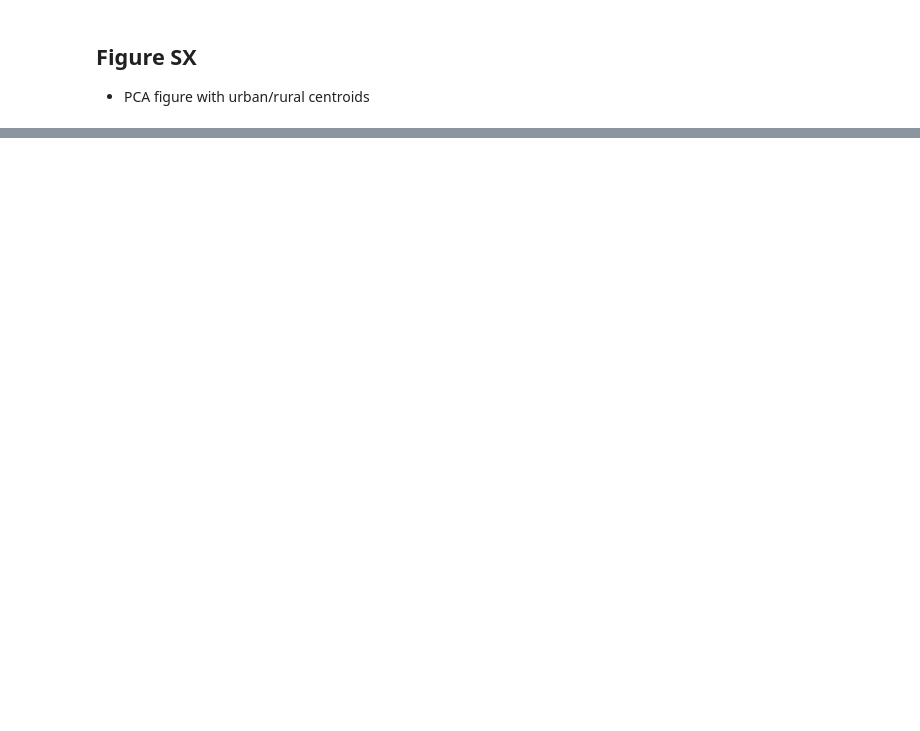
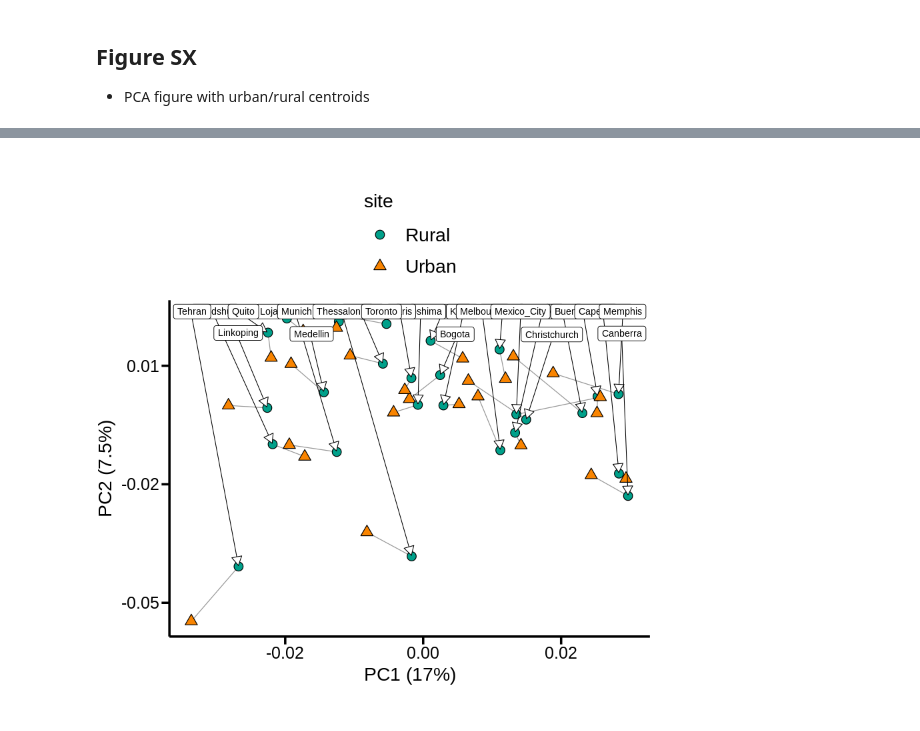
Before and after one commit to James-S-Santangelo/glue_pc, a Jupyter notebook: genomic-analyses/notebooks/pi_fst_byCity_byHabitat.r.ipynb, the cells around one changed output, grey strips where cells are left out. Drawn from its saved outputs; the diff is of its cells as text; code cells hidden in the pictures; blank space fills up the shorter version.

```diff
--- a/genomic-analyses/notebooks/pi_fst_byCity_byHabitat.r.ipynb
+++ b/genomic-analyses/notebooks/pi_fst_byCity_byHabitat.r.ipynb
@@ -485,20 +617,21 @@ euclidean <- function(x1, y1, x2, y2){
 # Load data with habitat info
 habitat_info <- suppressMessages(
     read_delim(
-        '../../sequencing-prep/resources/low1_sampleSheet.txt',
+        '../resources/glue_pc_sampleSheet.txt',
                            delim = '\t')) %>%
     dplyr::select(continent, range, city, pop, individual, site, sample)
 # %%
 # Load covariance matrix from PCAngsd
 cov_mat <- suppressMessages(
     read_delim(
-        '../results/population_structure/pcangsd/highErrorRemoved_4fold_maf0.05_pcangsd.cov',
+        '../../../results/population_structure/pcangsd/allSamples/allSamples_4fold_maf0.05_pcangsd.cov',
                       col_names = FALSE, delim = ' ')) %>%
       as.matrix()
 
 # Combine continent and habitat data with sample order from ANGSD
 samples <- suppressMessages(
     read_table(
-        '../results/program_resources/angsd_highErrorRemoved_order.txt', col_names = FALSE) %>%
-  rename('sample' = 'X1')) %>%
-  left_join(., habitat_info, by = 'sample')
+        '../../../results/program_resources/bam_lists/finalSamples_4fold_bams.list', col_names = FALSE) %>%
+    rename('sample' = 'X1')) %>%
+    mutate(sample = str_extract(sample, '(?<=4fold\\/)\\w+(?=_4fold)')) %>%
+    left_join(., habitat_info, by = 'sample')
@@ -540,20 +713,22 @@ head(euc_dist_df_forPlot)
 # %%
 pca_centroids <- ggplot(euc_dist_df_forPlot, aes(x = x, y = y, fill = site, shape = site)) +
     geom_line(size = 0.35, alpha = 0.4, aes(group = city)) +
     geom_point(size = 3.5) +
     scale_fill_manual(values = rev(cols), labels = c('Rural', 'Urban')) +
     scale_shape_manual(values = c(21, 24), labels = c('Rural', 'Urban')) +
     scale_x_continuous(breaks = seq(from = -0.08, to = 0.06, by = 0.02)) +
     scale_y_continuous(breaks = seq(from = -0.05, to = 0.15, by = 0.03)) +
-    ylab('PC2 (7%)') + xlab("PC1 (18%)") +
+    ylab('PC2 (7.5%)') + xlab("PC1 (17%)") +
     geom_label_repel(data = euc_dist_df_forPlot %>% filter(site == 'r'),
                      aes(label = city),
                         color = 'black',
                         fill = 'white',
                         size = 3,
                         arrow = arrow(length = unit(0.03, "npc"),
                         type = "closed", ends = "last"),
                         nudge_y = 0.1,
                         segment.size  = 0.3) +
     ng1
 pca_centroids
+# %% [output]
+[figure, added]
```
Also changed, not shown: parts of 30 cells of this notebook.
